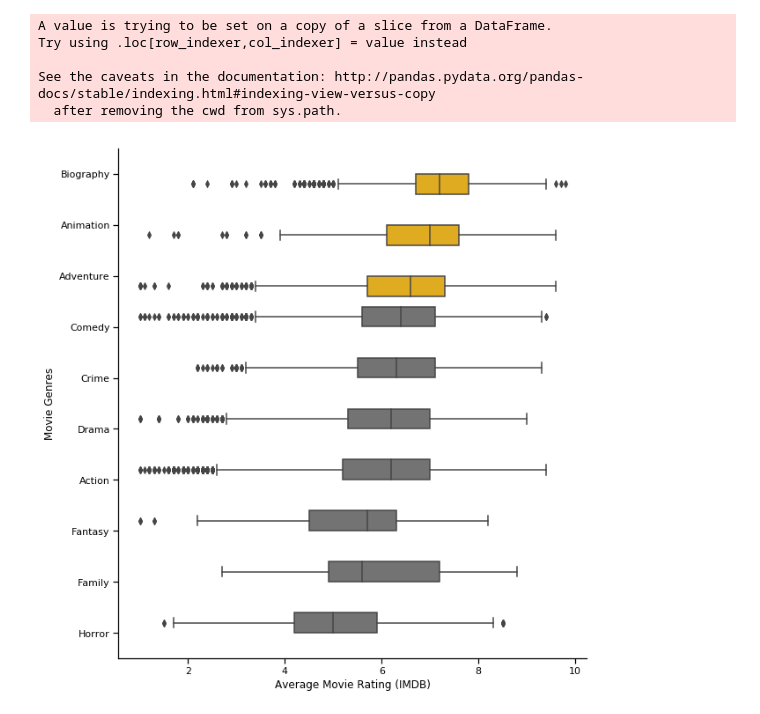
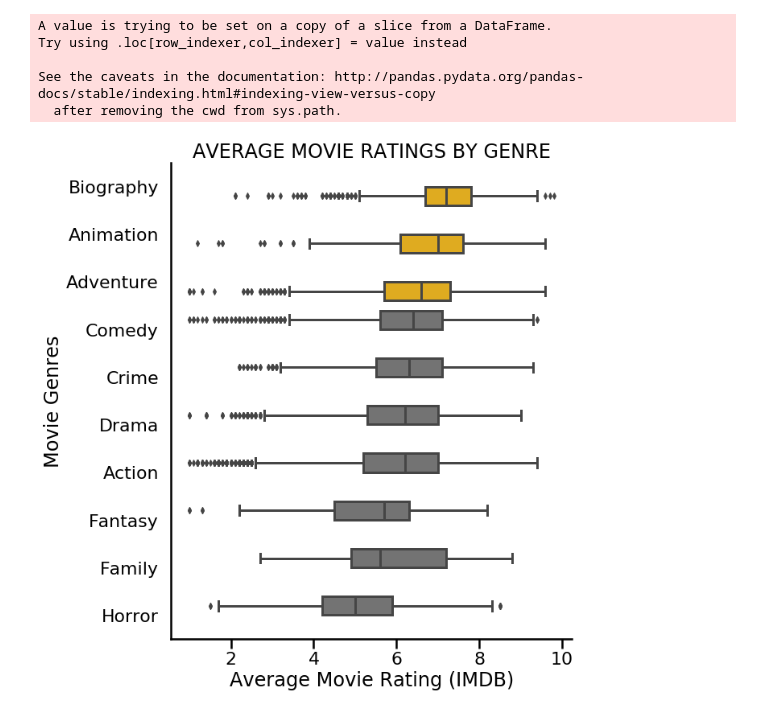
Before and after one commit to mishaberrien/Movie-Performance-Analysis, a Jupyter notebook: movies-eda-mlb.ipynb, the cells around one changed output. Saved outputs shown, nothing was run; the diff lists cells and outputs as text; code cells hidden in the pictures.

Commit message:
data visualization changes

```diff
--- a/movies-eda-mlb.ipynb
+++ b/movies-eda-mlb.ipynb
@@ -288,29 +286,29 @@ See the caveats in the documentation: http://pandas.pydata.org/pandas-docs/stabl
   after removing the cwd from sys.path.
 # %%
 color_palette = ['#737373', '#FFB900']
-sns.set_context('notebook')
+sns.set_context('poster')
 g1 = sns.catplot(x='averagerating',
             y='genres_1',
            kind='box',
             col_order=imdb_ratings.averagerating.median(),
-            height=9,
+            height=10,
             order=(['Biography', 'Animation', 'Adventure', 'Comedy', 'Crime',
                     'Drama', 'Action', 'Fantasy', 'Family', 'Horror']),
            data=imdb_genre_set,
                 hue='color',
                  palette=color_palette,
                 legend=None)
 
 
 
 axes1 = g1.axes.flatten()
-# axes1[0].set_title("Internal")
+axes1[0].set_title("AVERAGE MOVIE RATINGS BY GENRE")
 axes1[0].set_ylabel("Movie Genres")
 
 for ax in axes1:
     ax.set_xlabel("Average Movie Rating (IMDB)")
 
 plt.show()
 g1.savefig('/Users/markishab/Downloads/fig_genres.png')
 # %% [output]
-[figure, old version]
+[figure, new version]
```
Also changed, not shown: parts of 17 cells of this notebook.
